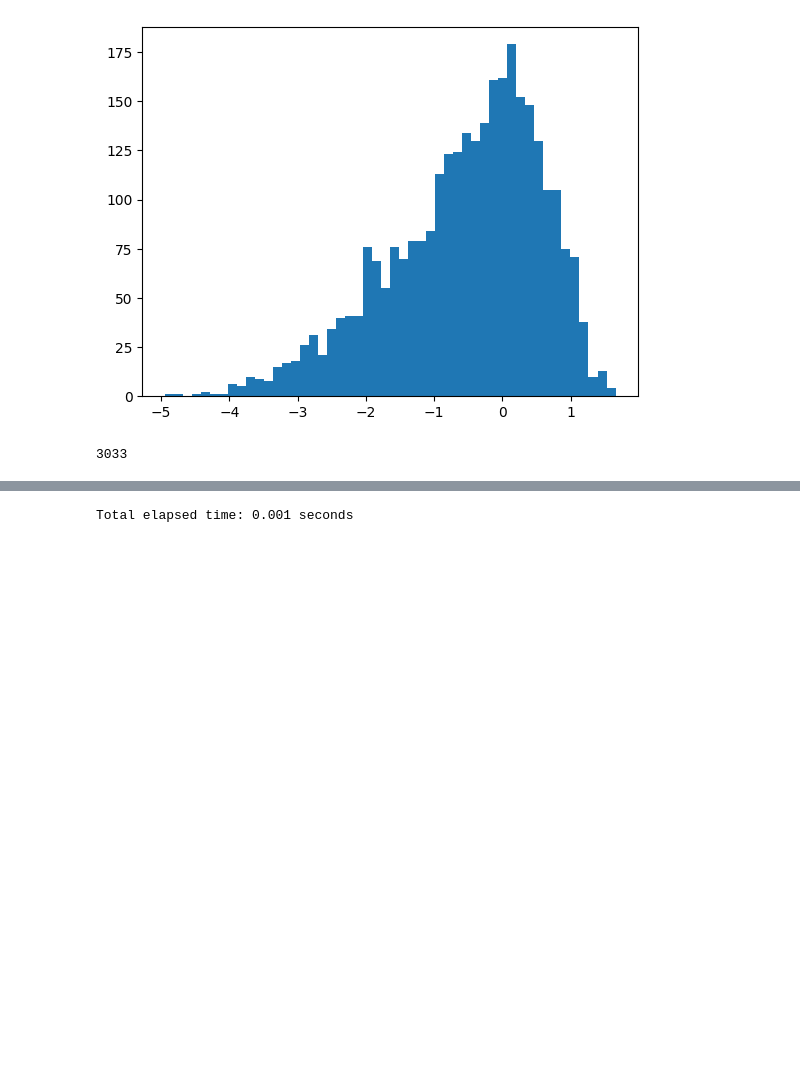
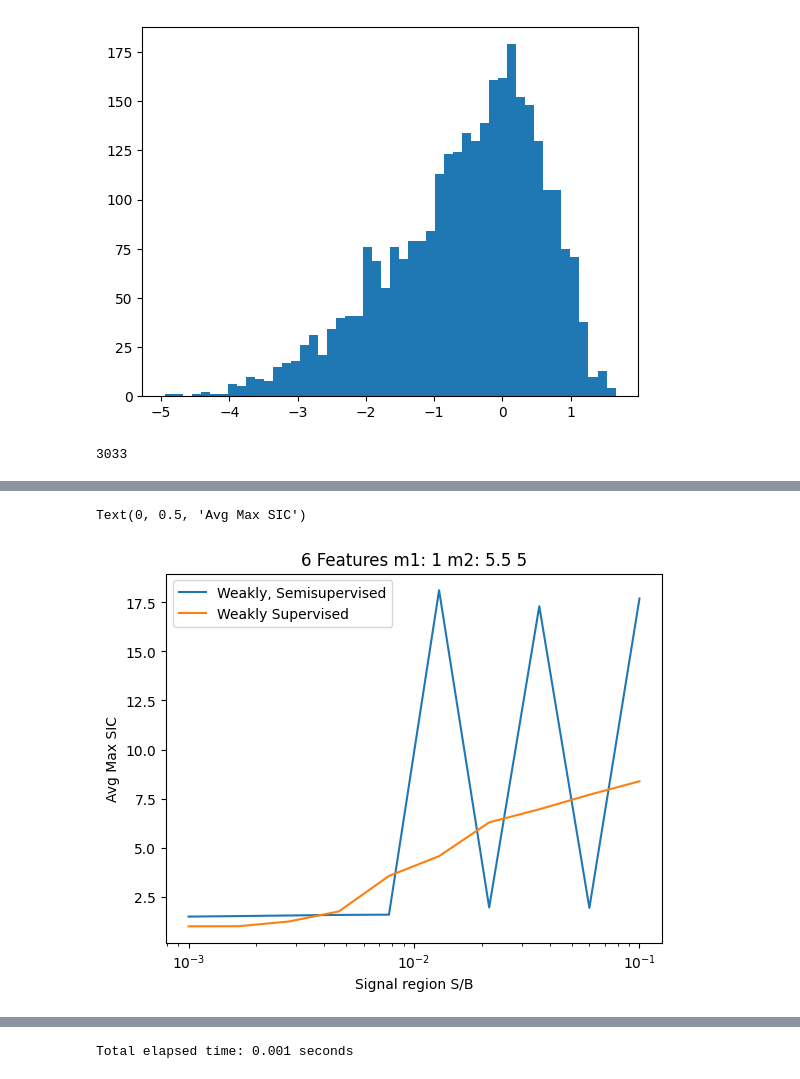
Before and after one commit to GitGup/SemiWeaklySupervised, a Jupyter notebook: SemiWeakly6Features.ipynb, the cells around one changed output, grey strips where cells are left out. Cells and saved outputs as stored; diff of their text form; code cells hidden in the pictures; blank space fills up the shorter version.

```diff
--- a/SemiWeakly6Features.ipynb
+++ b/SemiWeakly6Features.ipynb
@@ -883,6 +850,6 @@ weight_list = [(2.842, 3.906),
 # %%
 #weight intialization from previous run
-weight_list = [(0.847, 1.712),
+weight_list1 = [(0.847, 1.712),
 (4.73, 2.808),
 (2.293, 2.078),
 (2.615, 4.779),
@@ -892,4 +859,15 @@ weight_list = [(0.847, 1.712),
 (4.128, 0.759),
 (2.162, 4.059),
 (2.02, 3.838)]
+
+weight_list2 = [(4.405, 1.865),
+ (3.346, 1.344),
+ (4.074, 4.702),
+ (3.938, 4.059),
+ (4.565, 3.05),
+ (3.178, 1.314),
+ (1.516, 2.081),
+ (5.096, 3.04),
+ (4.748, 3.198),
+ (3.34, 1.061)]
 # %%
@@ -1081,0 +1050,20 @@ Text(0, 0.5, 'Avg Max SIC')
+# %%
+sig_list = np.logspace(-3,-1,10)
+avgmsic1 = np.median(msic1_runs, axis = 1)
+avgmsic2 = np.median(msic2_runs, axis = 1)
+# avgmsic3 = np.median(msic3_runs, axis = 1)
+# avgmsic4 = np.median(msic4_runs, axis = 1)
+
+plt.plot(sig_list,avgmsic1,label="Weakly, Semisupervised")
+plt.plot(sig_list,avgmsic2,label="Weakly Supervised")
+# plt.plot(sig_list,avgmsic3,label="Fully Supervised")
+# plt.plot(sig_list,avgmsic4,label="Fully Supervised")
+
+plt.title(f"6 Features m1: {m1} m2: {m2} {k_runs}")
+plt.legend()
+plt.xscale("log")
+plt.xlabel("Signal region S/B")
+plt.ylabel("Avg Max SIC")
+# %% [output]
+Text(0, 0.5, 'Avg Max SIC')
+[figure, added]
```
Also changed, not shown: parts of 18 cells of this notebook.
